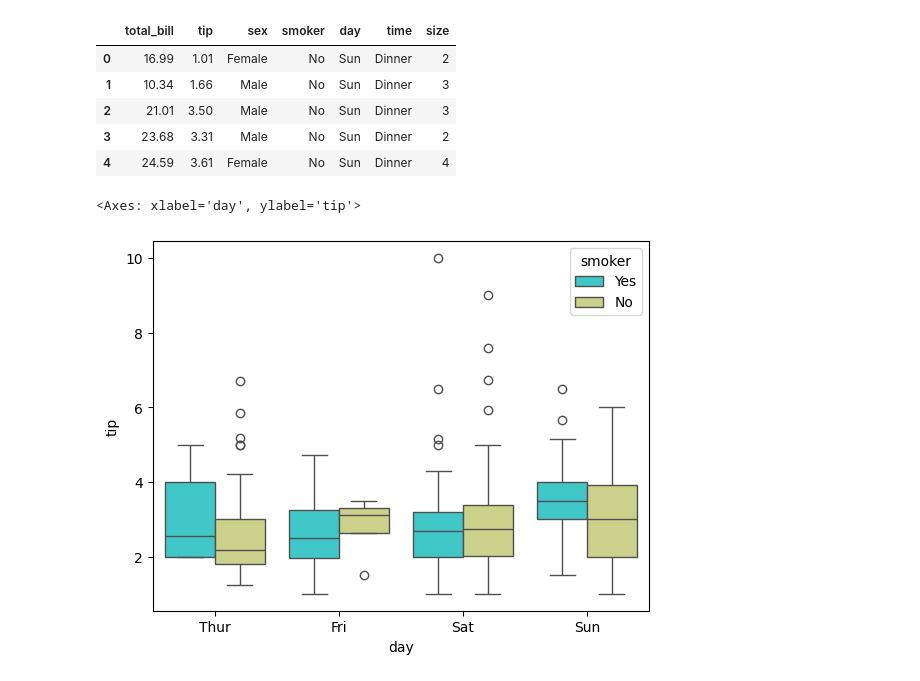
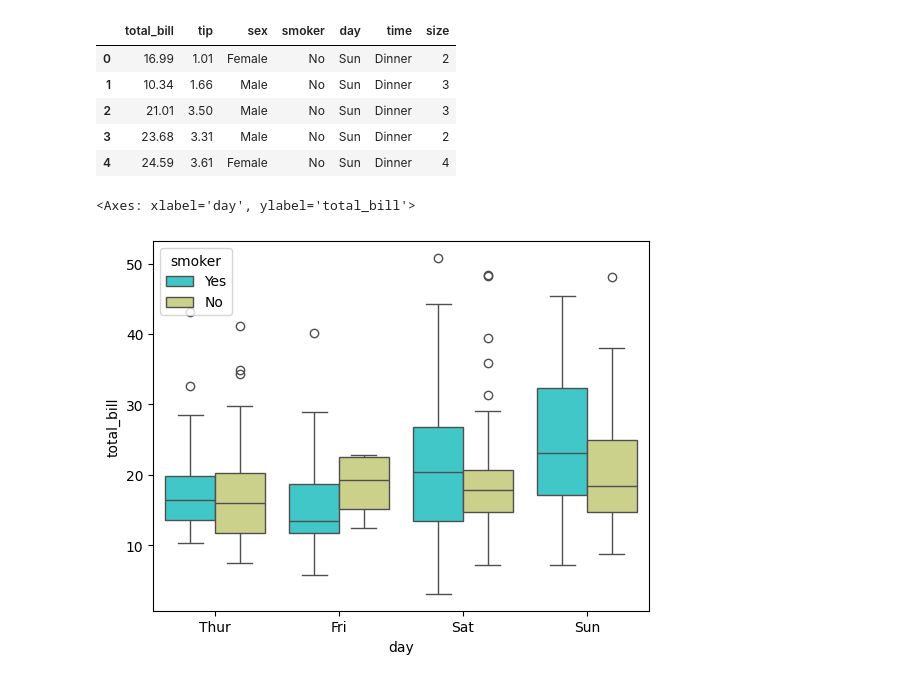
Before and after one commit to Murtiza007/DS10, a Jupyter notebook: seaborn.ipynb, the cells around one changed output. Drawn from its saved outputs; the diff is of its cells as text; code cells hidden in the pictures.

```diff
--- a/seaborn.ipynb
+++ b/seaborn.ipynb
@@ -97,7 +97,7 @@ df2.head()
 | 3 | 23.68 | 3.31 | Male | No | Sun | Dinner | 2 |
 | 4 | 24.59 | 3.61 | Female | No | Sun | Dinner | 4 |
 # %%
-sns.boxplot(x='day',y='tip',data=df2,hue='smoker',palette='rainbow')
+sns.boxplot(x='day',y='total_bill',data=df2,hue='smoker',palette='rainbow')
 # %% [output]
-<Axes: xlabel='day', ylabel='tip'>
+<Axes: xlabel='day', ylabel='total_bill'>
-[figure, old version]
+[figure, new version]
```
Also changed, not shown: 2 other files.
